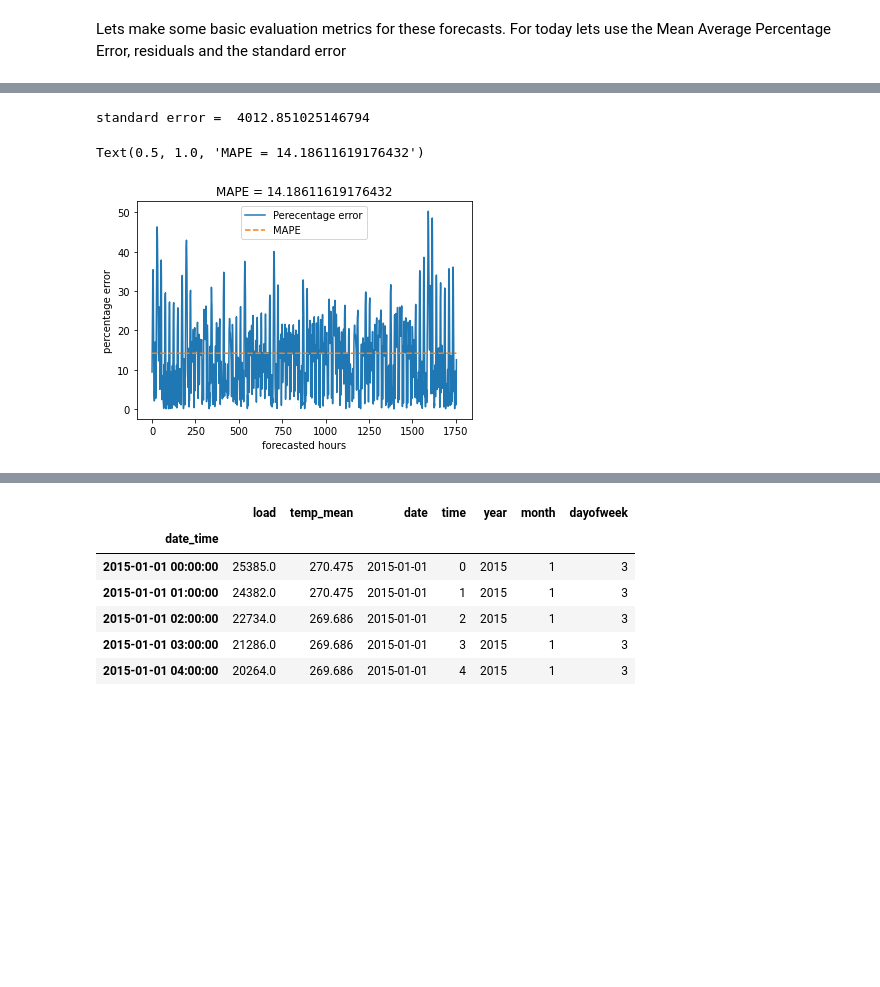
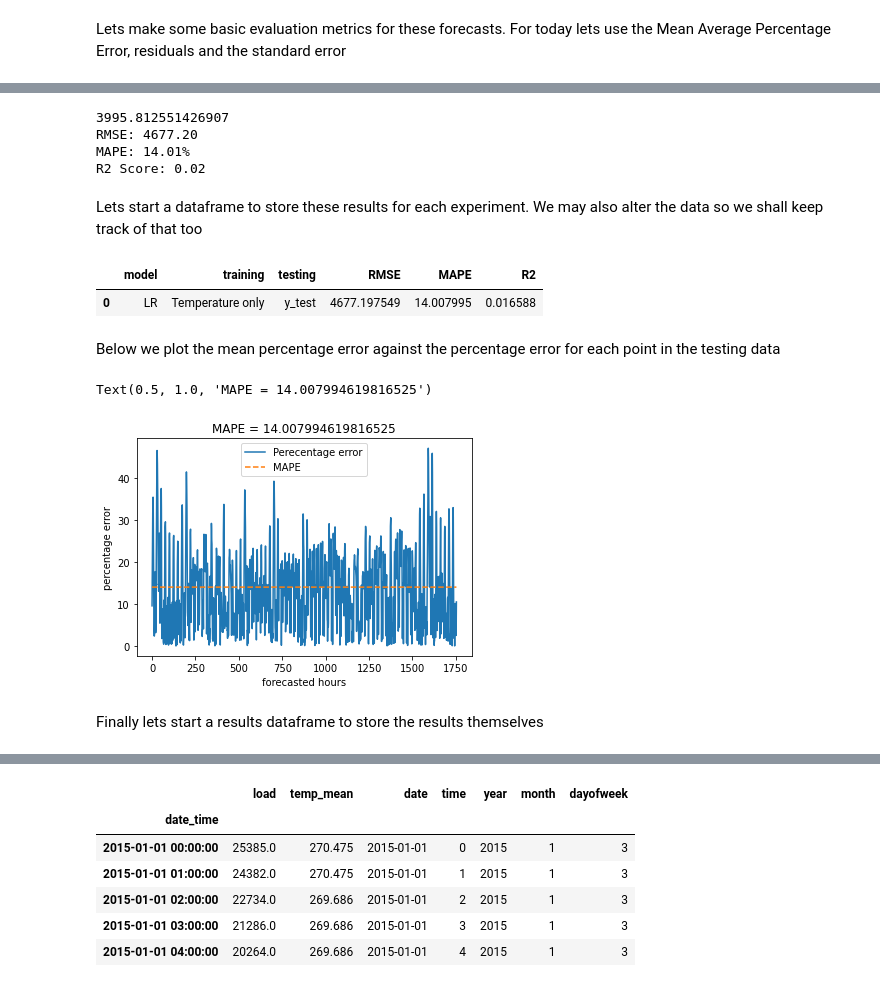
Before and after one commit to DrPBaksh/time_series_forecasting, a Jupyter notebook: Time Series Forecasting Example 4 (Regression data).ipynb, the cells around one changed output, grey strips where cells are left out. Cells and saved outputs as stored; diff of their text form; code cells hidden in the pictures; blank space fills up the shorter version.

```diff
--- a/Time Series Forecasting Example 4 (Regression data).ipynb
+++ b/Time Series Forecasting Example 4 (Regression data).ipynb
@@ -112,5 +134,5 @@ plt.legend(['training', 'testing'])
 # %%
-model = sm.OLS(y_train, X_train,missing='raise').fit()
+model = sm.OLS(y_train, sm.add_constant(X_train.values),missing='raise').fit()
 model.summary()
 # %% [output]
 OLS Regression Results
@@ -135,7 +159,7 @@ Notes:
 # %% [markdown]
 ## <a id='1'> **Stage 5. Model Evaluation** </a>
 # %%
-predictions= model.predict(X_test)
+predictions= model.predict(sm.add_constant(X_test))
 predictions.plot()
 y_test.plot()
 plt.legend(['prediction', 'actual'])
@@ -168,4 +194,17 @@ def resid(x, y):
     for x , y in zip(x, y):
         error.append(((x- y)))
     return  error
+
+def mean_absolute_percentage_error(y_true, y_pred):
+    return np.mean(np.abs((y_true - y_pred) / y_true)) * 100
+
+def evaluate_forecast(y_pred, y_true):
+    rmse = np.sqrt(mean_squared_error(y_true, y_pred))
+    mape = mean_absolute_percentage_error(y_true, y_pred)
+    r2 = r2_score(y_true, y_pred)
+
+    print(f"RMSE: {rmse:.2f}")
+    print(f"MAPE: {mape:.2f}%")
+    print(f"R2 Score: {r2:.2f}")
+    return rmse, mape, r2
 # %% [markdown]
@@ -179,17 +218,35 @@ sns.histplot(residuals, kde=False)
 # %%
 se ,a  = standard_error(predictions, y_test)
-print('standard error = ', se)
+print(se)
+rmse, mape, r2 = evaluate_forecast(predictions, y_test)
+mpae, pe = MAPE(predictions, y_test)
 # %% [output]
-standard error =  4012.851025146794
+3995.812551426907
+RMSE: 4677.20
+MAPE: 14.01%
+R2 Score: 0.02
+# %% [markdown]
+Lets start a dataframe to store these results for each experiment. We may also alter the data so we shall keep track of that too
+# %%
+d = {'model': 'LR','training':'Temperature only', 'testing' : 'y_test', 'RMSE' : rmse, 'MAPE': mape, 'R2': r2}
+results = pd.DataFrame.from_dict(d, orient='index').T
+results
+# %% [output]
+|  | model | training | testing | RMSE | MAPE | R2 |
+| 0 | LR | Temperature only | y_test | 4677.197549 | 14.007995 | 0.016588 |
+# %% [markdown]
+Below we plot the mean percentage error against the percentage error for each point in the testing data
 # %%
-mape, pe= MAPE(predictions, y_test)
+
 
 plt.plot(range(len(pe)), pe)
 plt.plot(range(len(pe)), [mape] * len(pe), '--')
 plt.legend(['Perecentage error', 'MAPE'])
 plt.xlabel('forecasted hours')
 plt.ylabel('percentage error')
 plt.title ('MAPE = ' + str(mape))
 # %% [output]
-Text(0.5, 1.0, 'MAPE = 14.18611619176432')
+Text(0.5, 1.0, 'MAPE = 14.007994619816525')
-[figure, old version]
+[figure, new version]
+# %% [markdown]
+Finally lets start a results dataframe to store the results themselves
```
Also changed, not shown: parts of 105 cells of this notebook.
